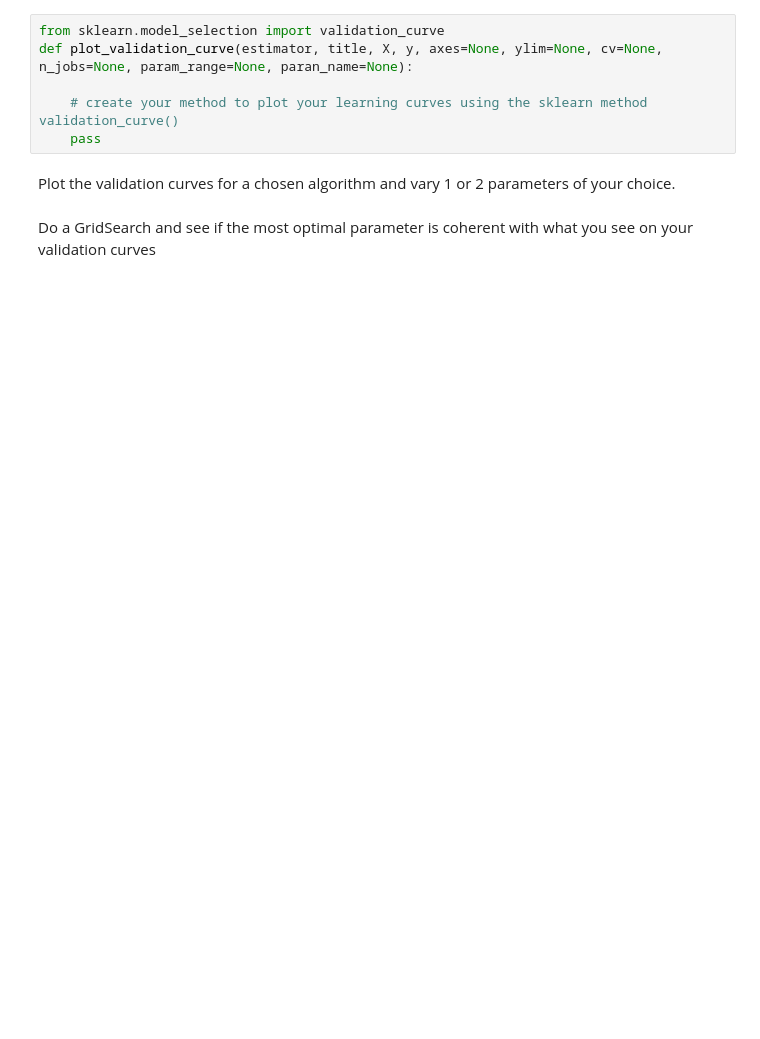
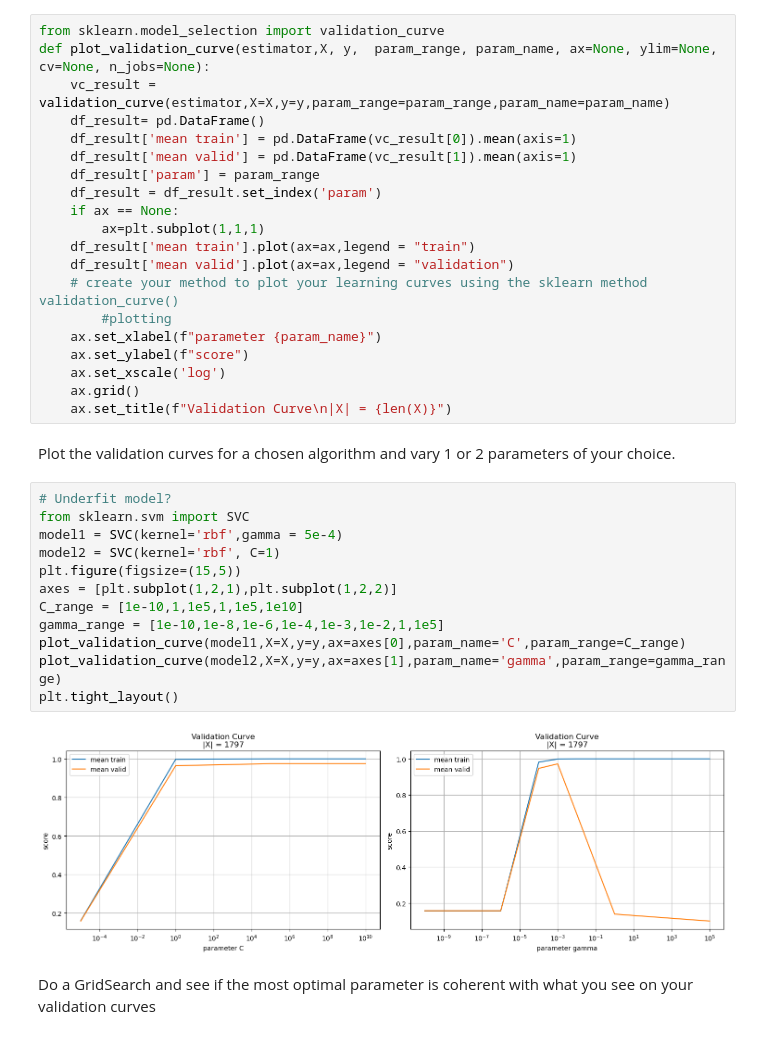
Before and after one commit to thomasmari/DataS3PG, a Jupyter notebook: module/11. ML/3. ML3/ML3.1 - Algorithms Kit Eleve.ipynb, the cells around one changed output. Cells and saved outputs as stored; diff of their text form; blank space fills up the shorter version.

```diff
--- a/module/11. ML/3. ML3/ML3.1 - Algorithms Kit Eleve.ipynb
+++ b/module/11. ML/3. ML3/ML3.1 - Algorithms Kit Eleve.ipynb
@@ -397,13 +432,41 @@ SVM Disadvantages:
 ## Validation curves
 # %% [markdown]
 Validation curves are a useful tool for improving the performance of a model by addressing issues such as overfitting or underfitting. Validation curves are related to learning curves, but instead of plotting the training and test accuracies as functions of the sample size, we vary the values of the model parameters. They are complementaru of GridSearch and make for a very nice visual tool for ypur algorithm optimization.
-# %%
-from sklearn.model_selection import validation_curve
-def plot_validation_curve(estimator, title, X, y, axes=None, ylim=None, cv=None, n_jobs=None, param_range=None, paran_name=None):
-
-    # create your method to plot your learning curves using the sklearn method validation_curve()
-    pass
+# %%
+from sklearn.model_selection import validation_curve
+def plot_validation_curve(estimator,X, y,  param_range, param_name, ax=None, ylim=None, cv=None, n_jobs=None):
+    vc_result = validation_curve(estimator,X=X,y=y,param_range=param_range,param_name=param_name)
+    df_result= pd.DataFrame()
+    df_result['mean train'] = pd.DataFrame(vc_result[0]).mean(axis=1)
+    df_result['mean valid'] = pd.DataFrame(vc_result[1]).mean(axis=1)
+    df_result['param'] = param_range
+    df_result = df_result.set_index('param')
+    if ax == None:
+        ax=plt.subplot(1,1,1)
+    df_result['mean train'].plot(ax=ax,legend = "train")
+    df_result['mean valid'].plot(ax=ax,legend = "validation")
+    # create your method to plot your learning curves using the sklearn method validation_curve()
+        #plotting
+    ax.set_xlabel(f"parameter {param_name}")
+    ax.set_ylabel(f"score")
+    ax.set_xscale('log')
+    ax.grid()
+    ax.set_title(f"Validation Curve\n|X| = {len(X)}")
 # %% [markdown]
 Plot the validation curves for a chosen algorithm and vary 1 or 2 parameters of your choice.
+# %%
+# Underfit model?
+from sklearn.svm import SVC
+model1 = SVC(kernel='rbf',gamma = 5e-4)
+model2 = SVC(kernel='rbf', C=1)
+plt.figure(figsize=(15,5))
+axes = [plt.subplot(1,2,1),plt.subplot(1,2,2)]
+C_range = [1e-10,1,1e5,1,1e5,1e10]
+gamma_range = [1e-10,1e-8,1e-6,1e-4,1e-3,1e-2,1,1e5]
+plot_validation_curve(model1,X=X,y=y,ax=axes[0],param_name='C',param_range=C_range)
+plot_validation_curve(model2,X=X,y=y,ax=axes[1],param_name='gamma',param_range=gamma_range)
+plt.tight_layout()
+# %% [output]
+[figure, added]
 # %% [markdown]
 Do a GridSearch and see if the most optimal parameter is coherent with what you see on your validation curves
```
Also changed, not shown: parts of 20 cells of this notebook, 5 other files.
